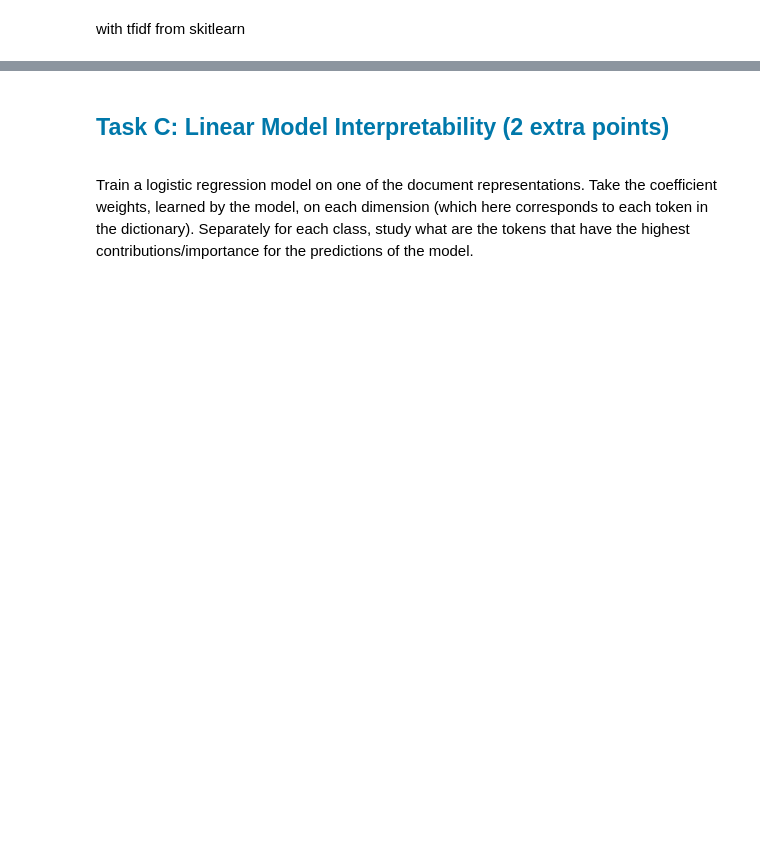
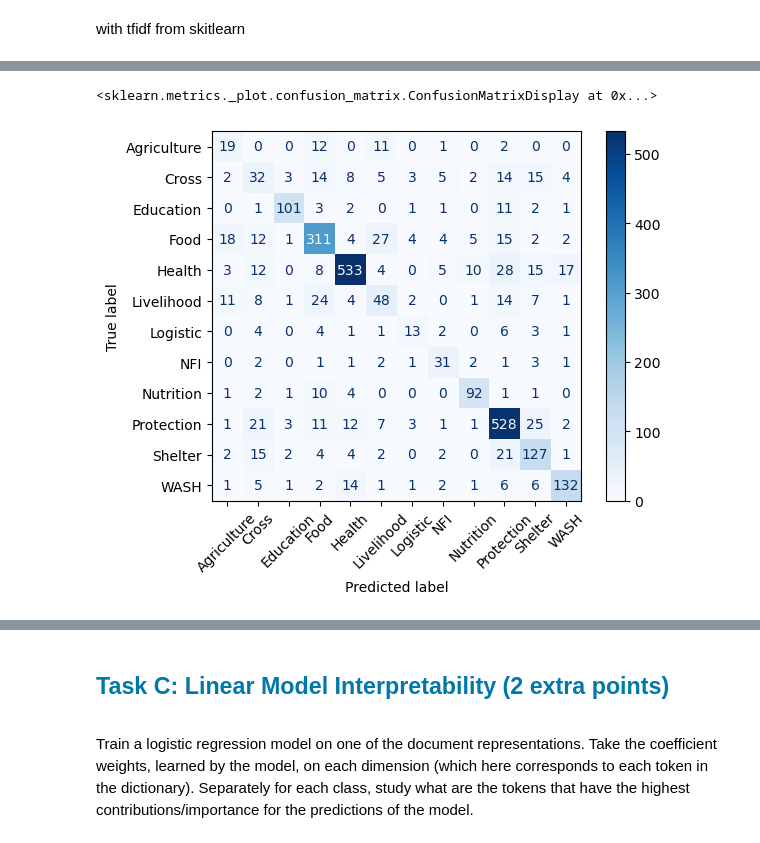
Before and after one commit to Alkhatir/NLP, a Jupyter notebook: Ass1/Assignment1_pepe.ipynb, the cells around one changed output, grey strips where cells are left out. Drawn from its saved outputs; the diff is of its cells as text; code cells hidden in the pictures; blank space fills up the shorter version.

```diff
--- a/Ass1/Assignment1_pepe.ipynb
+++ b/Ass1/Assignment1_pepe.ipynb
@@ -741,0 +895,14 @@ weighted avg       0.79      0.80      0.79      2595
+# %%
+from sklearn.metrics import confusion_matrix, ConfusionMatrixDisplay
+
+preds = mlp_classifier_tfidf.predict(tfidf_test)
+
+cm = confusion_matrix(y_true=test_data['label'],y_pred= preds)
+
+disp = ConfusionMatrixDisplay(confusion_matrix=cm, display_labels= pd.read_csv( "nlp2023_24_data/thedeep.labels.txt",
+                                                                                sep=",",
+                                                                                names=["id", "label"])["label"])    #mlp_classifier_tfidf.model.classes_)
+disp.plot(cmap="Blues", xticks_rotation=45)
+# %% [output]
+<sklearn.metrics._plot.confusion_matrix.ConfusionMatrixDisplay at 0x...>
+[figure, added]
```
Also changed, not shown: parts of 33 cells of this notebook.
